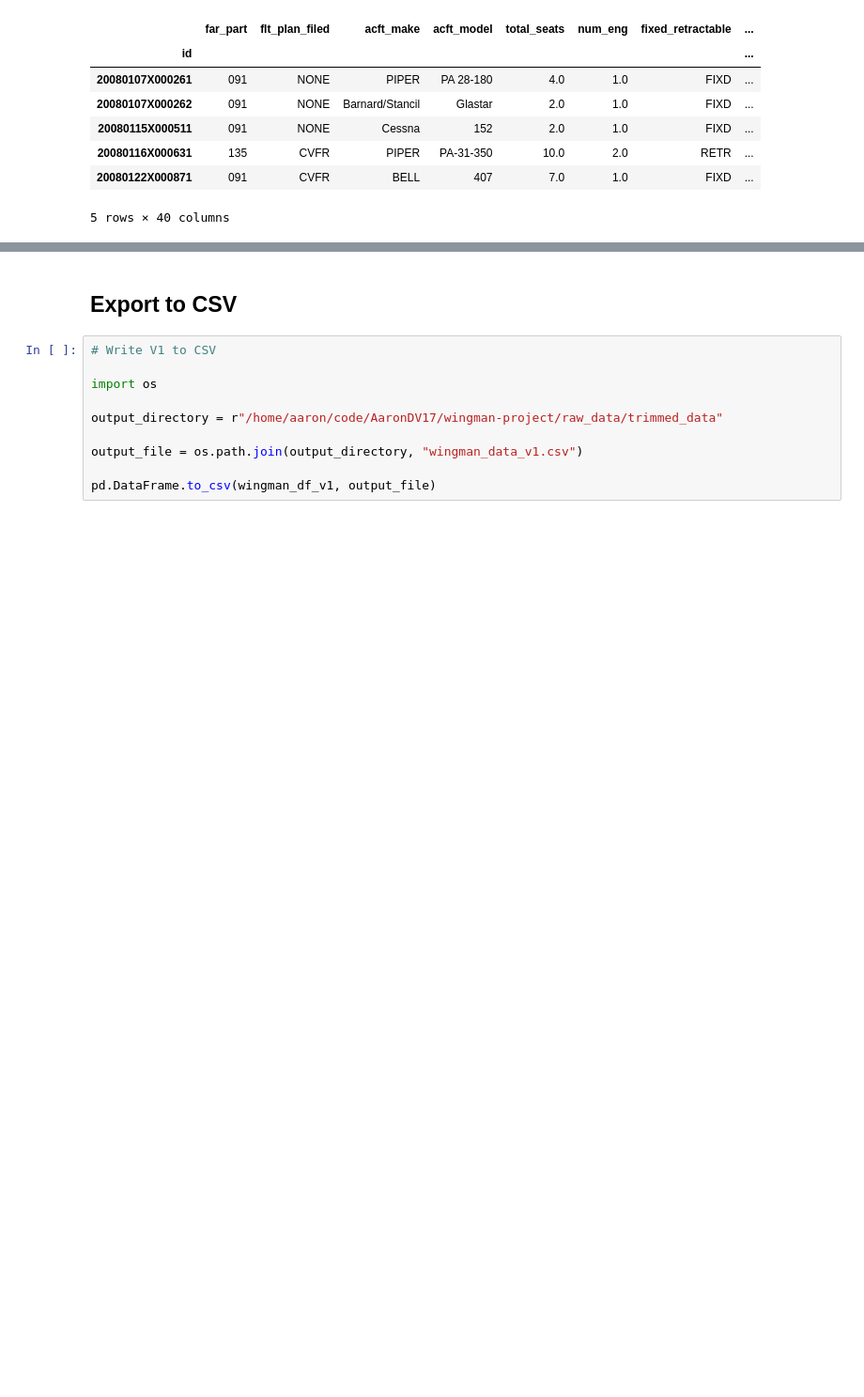
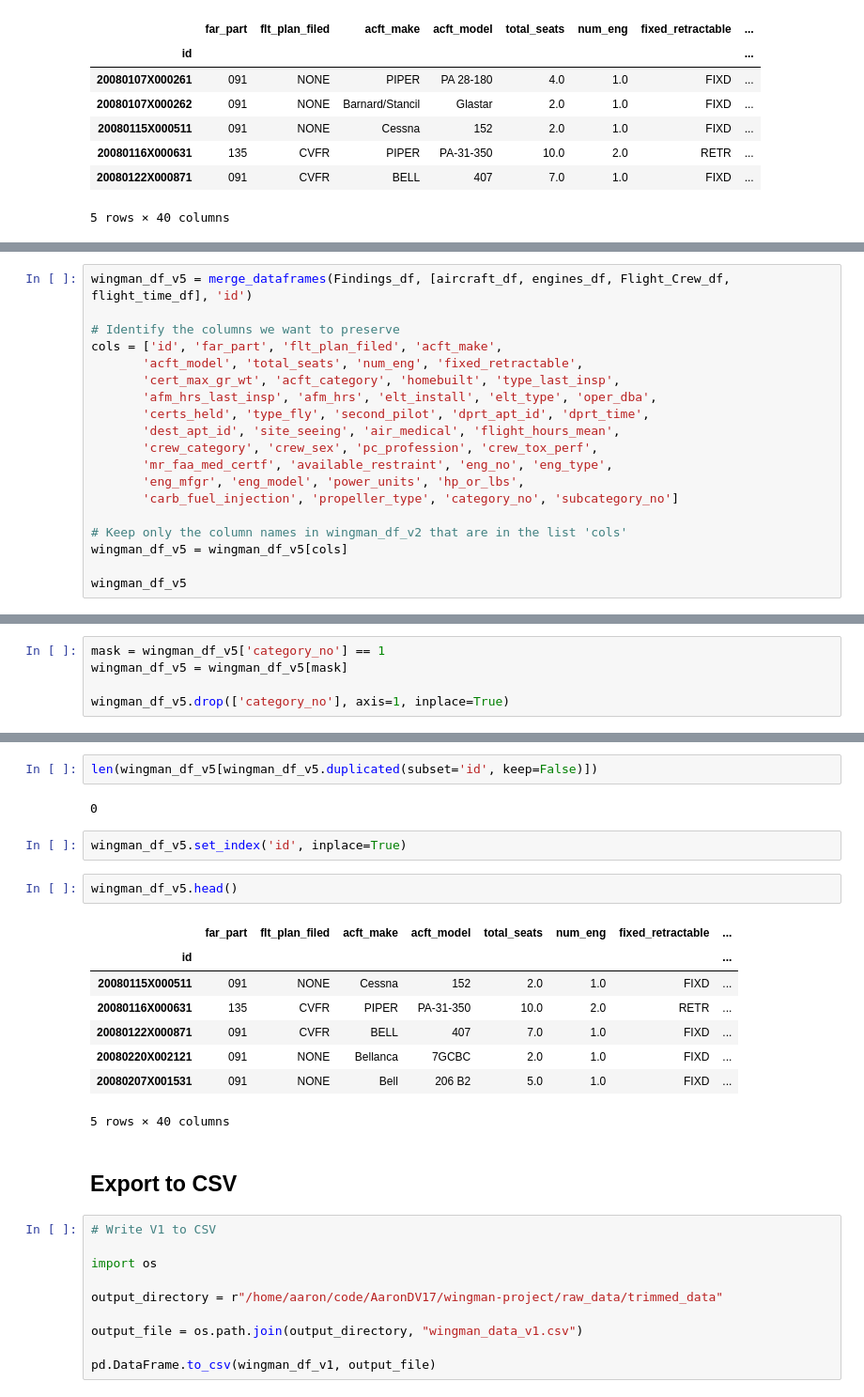
Before and after one commit to AaronDV17/wingman-project, a Jupyter notebook: notebooks/AaronDV17_3_Alt_Data_Sel.ipynb, the cells around one changed output, grey strips where cells are left out. Shown at 94% size. Saved outputs shown, nothing was run; the diff lists cells and outputs as text; blank space fills up the shorter version.

```diff
--- a/notebooks/AaronDV17_3_Alt_Data_Sel.ipynb
+++ b/notebooks/AaronDV17_3_Alt_Data_Sel.ipynb
@@ -650,0 +748,19 @@ wingman_df_v3.head()
+# %%
+wingman_df_v5 = merge_dataframes(Findings_df, [aircraft_df, engines_df, Flight_Crew_df, flight_time_df], 'id')
+
+# Identify the columns we want to preserve
+cols = ['id', 'far_part', 'flt_plan_filed', 'acft_make',
+       'acft_model', 'total_seats', 'num_eng', 'fixed_retractable',
+       'cert_max_gr_wt', 'acft_category', 'homebuilt', 'type_last_insp',
+       'afm_hrs_last_insp', 'afm_hrs', 'elt_install', 'elt_type', 'oper_dba',
+       'certs_held', 'type_fly', 'second_pilot', 'dprt_apt_id', 'dprt_time',
+       'dest_apt_id', 'site_seeing', 'air_medical', 'flight_hours_mean',
+       'crew_category', 'crew_sex', 'pc_profession', 'crew_tox_perf',
+       'mr_faa_med_certf', 'available_restraint', 'eng_no', 'eng_type',
+       'eng_mfgr', 'eng_model', 'power_units', 'hp_or_lbs',
+       'carb_fuel_injection', 'propeller_type', 'category_no', 'subcategory_no']
+
+# Keep only the column names in wingman_df_v2 that are in the list 'cols'
+wingman_df_v5 = wingman_df_v5[cols]
+
+wingman_df_v5
@@ -650,0 +781,5 @@ wingman_df_v3.head()
+# %%
+mask = wingman_df_v5['category_no'] == 1
+wingman_df_v5 = wingman_df_v5[mask]
+
+wingman_df_v5.drop(['category_no'], axis=1, inplace=True)
@@ -651,3 +806,20 @@ wingman_df_v3.head()
+# %%
+len(wingman_df_v5[wingman_df_v5.duplicated(subset='id', keep=False)])
+# %% [output]
+0
+# %%
+wingman_df_v5.set_index('id', inplace=True)
+# %%
+wingman_df_v5.head()
+# %% [output]
+|  | far_part | flt_plan_filed | acft_make | acft_model | total_seats | num_eng | fixed_retractable | ... |
+| id |  |  |  |  |  |  |  | ... |
+| 20080115X000511 | 091 | NONE | Cessna | 152 | 2.0 | 1.0 | FIXD | ... |
+| 20080116X000631 | 135 | CVFR | PIPER | PA-31-350 | 10.0 | 2.0 | RETR | ... |
+| 20080122X000871 | 091 | CVFR | BELL | 407 | 7.0 | 1.0 | FIXD | ... |
+| 20080220X002121 | 091 | NONE | Bellanca | 7GCBC | 2.0 | 1.0 | FIXD | ... |
+| 20080207X001531 | 091 | NONE | Bell | 206 B2 | 5.0 | 1.0 | FIXD | ... |
+5 rows × 40 columns
 # %% [markdown]
 ## Export to CSV
 # %%
```
Also changed, not shown: parts of 19 cells of this notebook, 4 other files.
